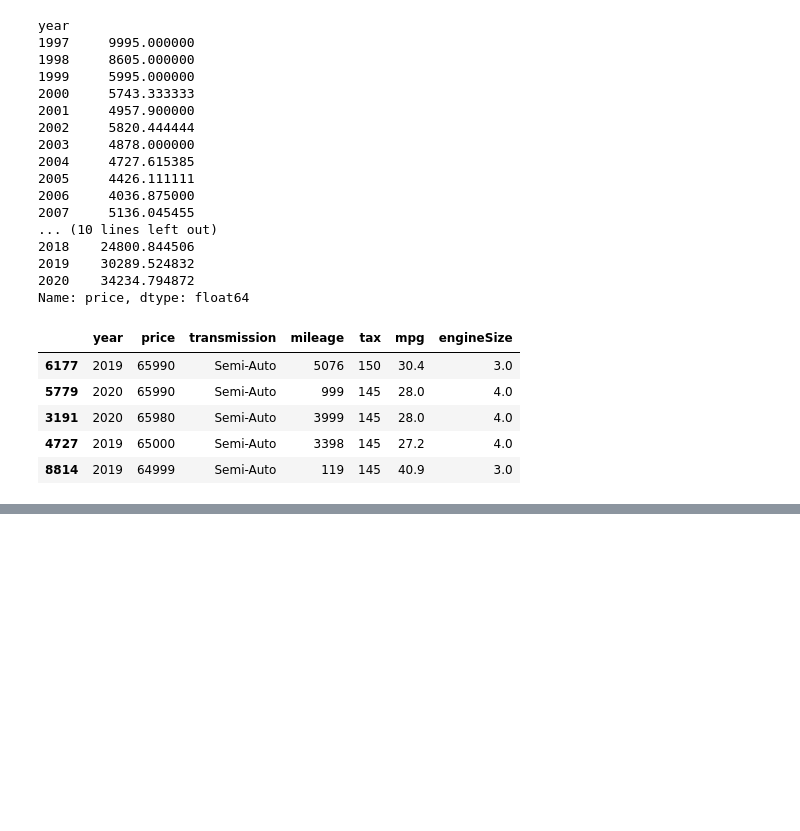
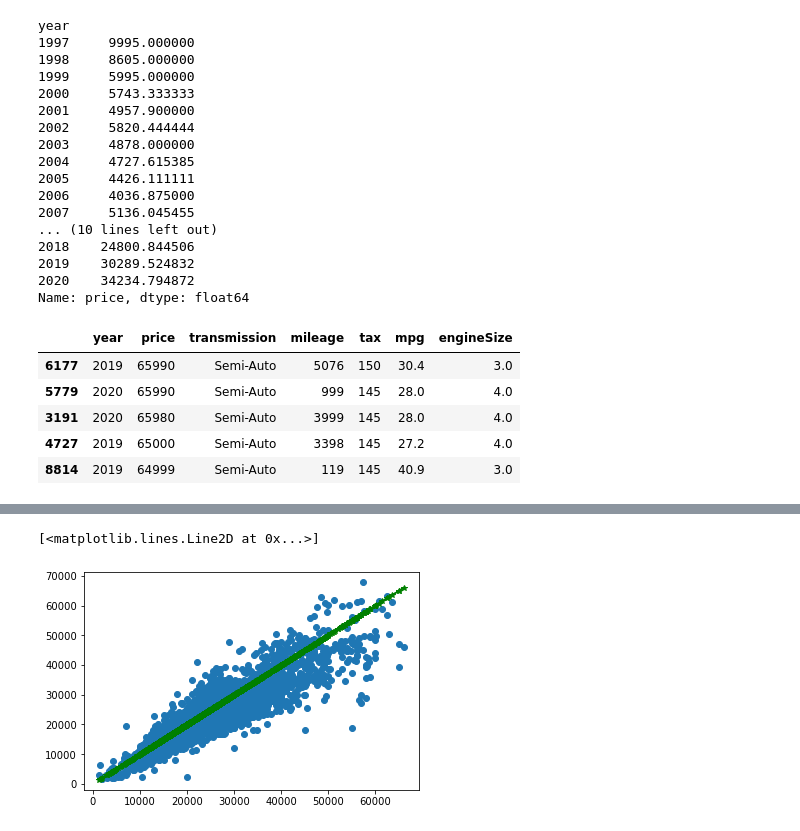
Before and after one commit to NezirAlp98/tensorflow, a Jupyter notebook: TensorflowArabaAnalizi.ipynb, the cells around one changed output, grey strips where cells are left out. Drawn from its saved outputs; the diff is of its cells as text; code cells hidden in the pictures; blank space fills up the shorter version.

```diff
--- a/TensorflowArabaAnalizi.ipynb
+++ b/TensorflowArabaAnalizi.ipynb
@@ -266,0 +387,6 @@ dataFrame=dataFrame.drop("transmission",axis=1)
+# %%
+plt.scatter(y_test,tahminDizisi)
+plt.plot(y_test,y_test,"g-*")
+# %% [output]
+[<matplotlib.lines.Line2D at 0x...>]
+[figure, added]
```
Also changed, not shown: parts of 28 cells of this notebook.
